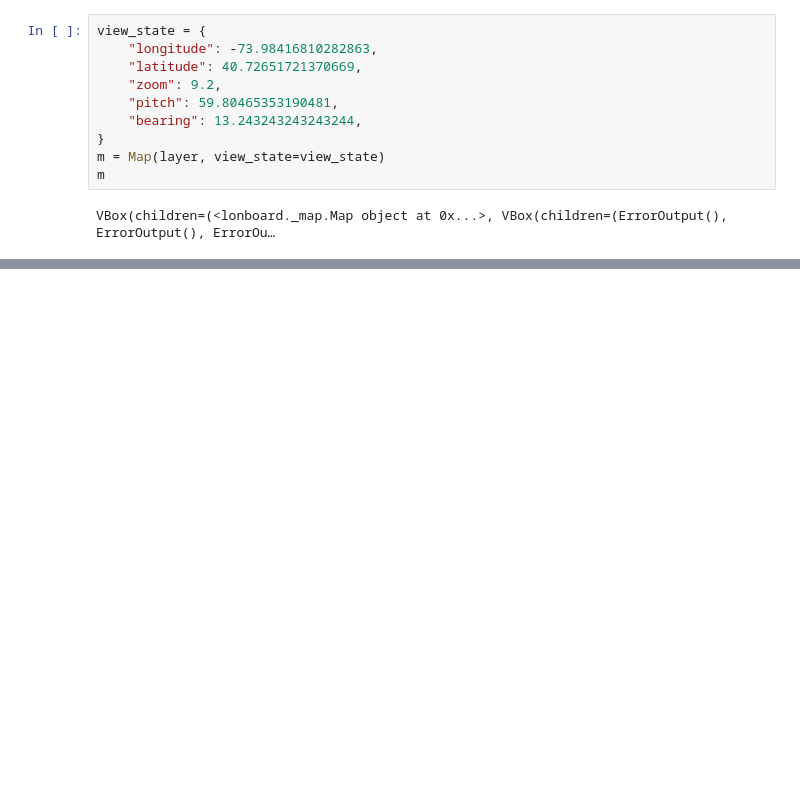
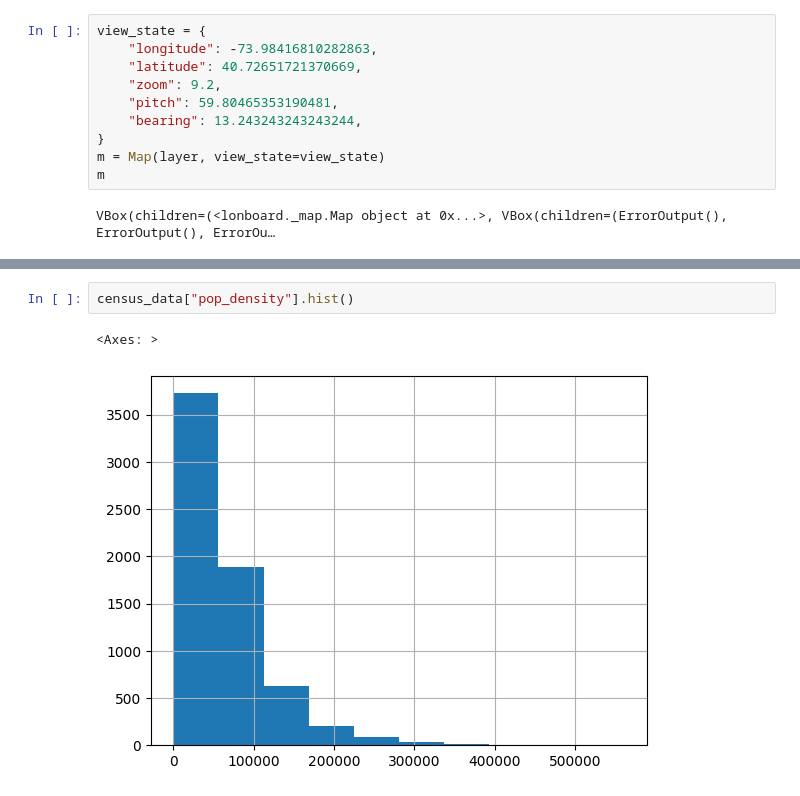
Before and after one commit to mapping-systems/cdp-mapping-systems, a Jupyter notebook: content/Tutorials/comparing-census-variables.ipynb, the cells around one changed output, grey strips where cells are left out. Saved outputs shown, nothing was run; the diff lists cells and outputs as text; blank space fills up the shorter version.

```diff
--- a/content/Tutorials/comparing-census-variables.ipynb
+++ b/content/Tutorials/comparing-census-variables.ipynb
@@ -136,0 +165,5 @@ VBox(children=(<lonboard._map.Map object at 0x...>, VBox(children=(ErrorOutput()
+# %%
+census_data["pop_density"].hist()
+# %% [output]
+<Axes: >
+[figure, added]
```
Also changed, not shown: parts of 21 cells of this notebook.
